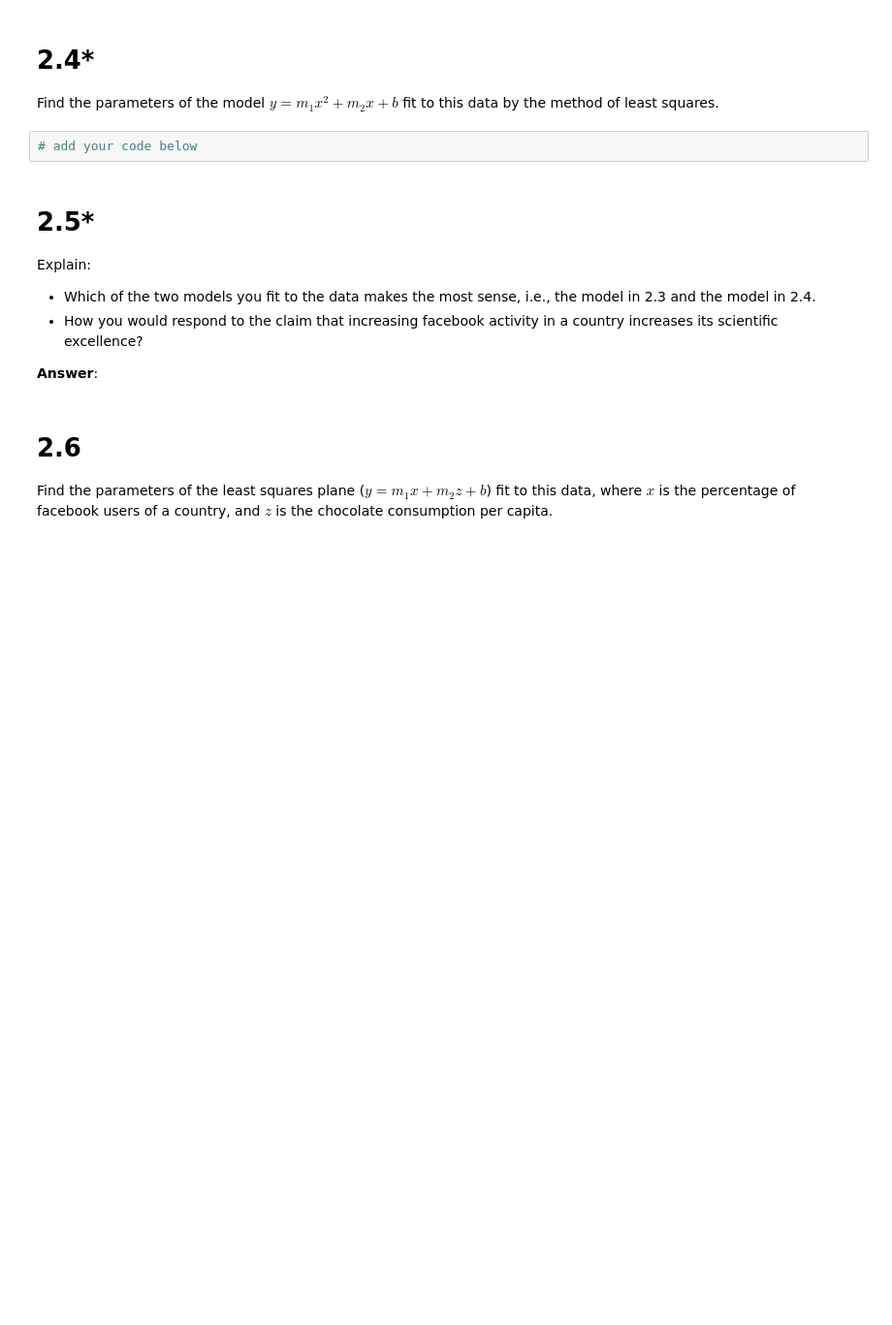
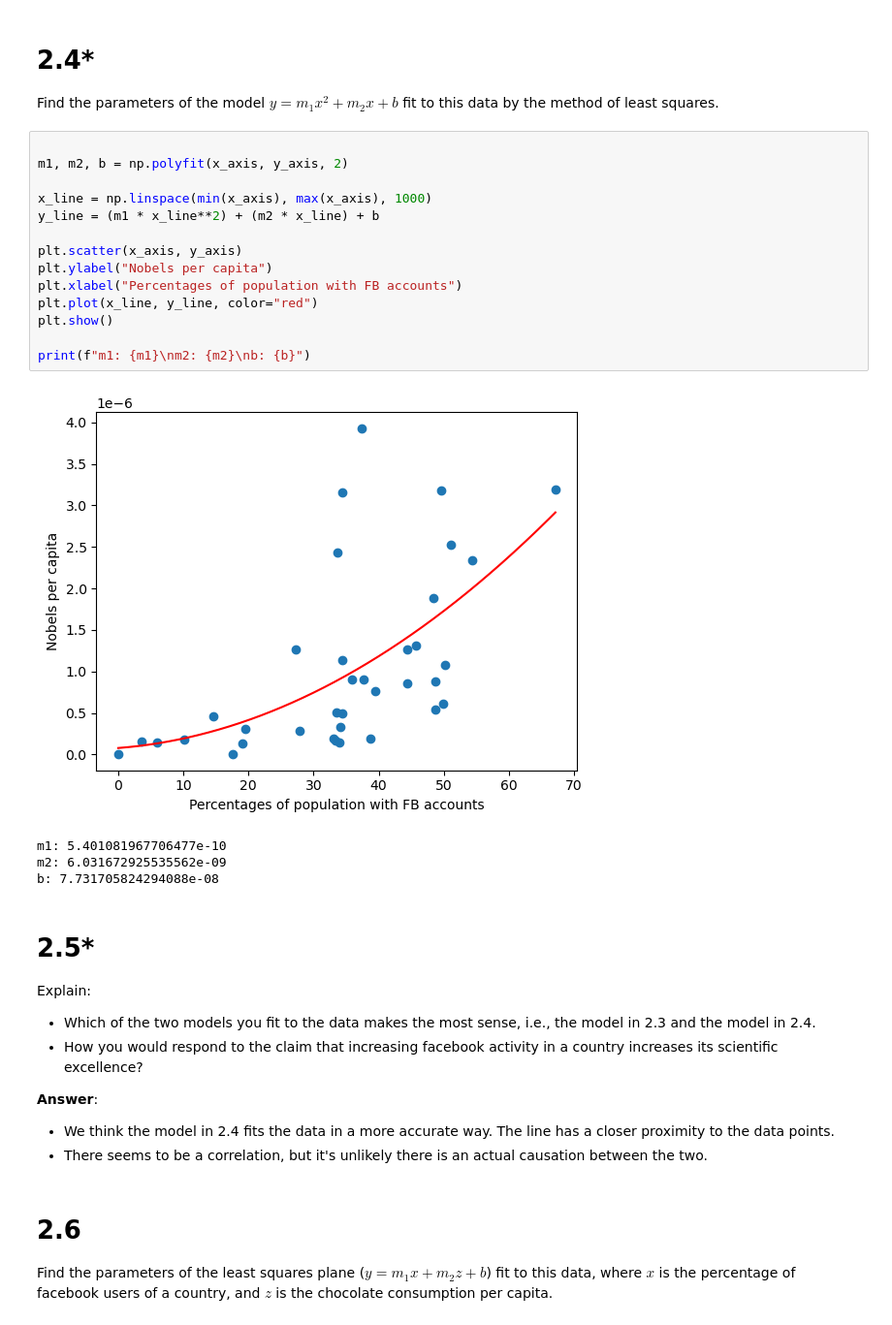
Before and after one commit to noa-bit/dm1590-labs, a Jupyter notebook: lab-3/DM1590_Lab3.ipynb, the cells around one changed output. Shown at 97% size. Drawn from its saved outputs; the diff is of its cells as text; blank space fills up the shorter version.

```diff
--- a/lab-3/DM1590_Lab3.ipynb
+++ b/lab-3/DM1590_Lab3.ipynb
@@ -238,8 +290,25 @@ According to your model:
 # 2.4*
 
 Find the parameters of the model $y = m_1x^2 + m_2x + b$ fit to this data by the method of least squares.
-# %%
-# add your code below
+# %%
+
+m1, m2, b = np.polyfit(x_axis, y_axis, 2)
+
+x_line = np.linspace(min(x_axis), max(x_axis), 1000)
+y_line = (m1 * x_line**2) + (m2 * x_line) + b
+
+plt.scatter(x_axis, y_axis)
+plt.ylabel("Nobels per capita")
+plt.xlabel("Percentages of population with FB accounts")
+plt.plot(x_line, y_line, color="red")
+plt.show()
+
+print(f"m1: {m1}\nm2: {m2}\nb: {b}")
+# %% [output]
+[figure, added]
+m1: 5.401081967706477e-10
+m2: 6.031672925535562e-09
+b: 7.731705824294088e-08
 # %% [markdown]
 # 2.5*
 
@@ -248,6 +317,9 @@ Explain:
 - How you would respond to the claim that increasing facebook activity in a country increases its scientific excellence?
 
 **Answer**:
+
+- We think the model in 2.4 fits the data in a more accurate way. The line has a closer proximity to the data points.
+- There seems to be a correlation, but it's unlikely there is an actual causation between the two.
 # %% [markdown]
 # 2.6
 
```
Also changed, not shown: parts of 17 cells of this notebook.
